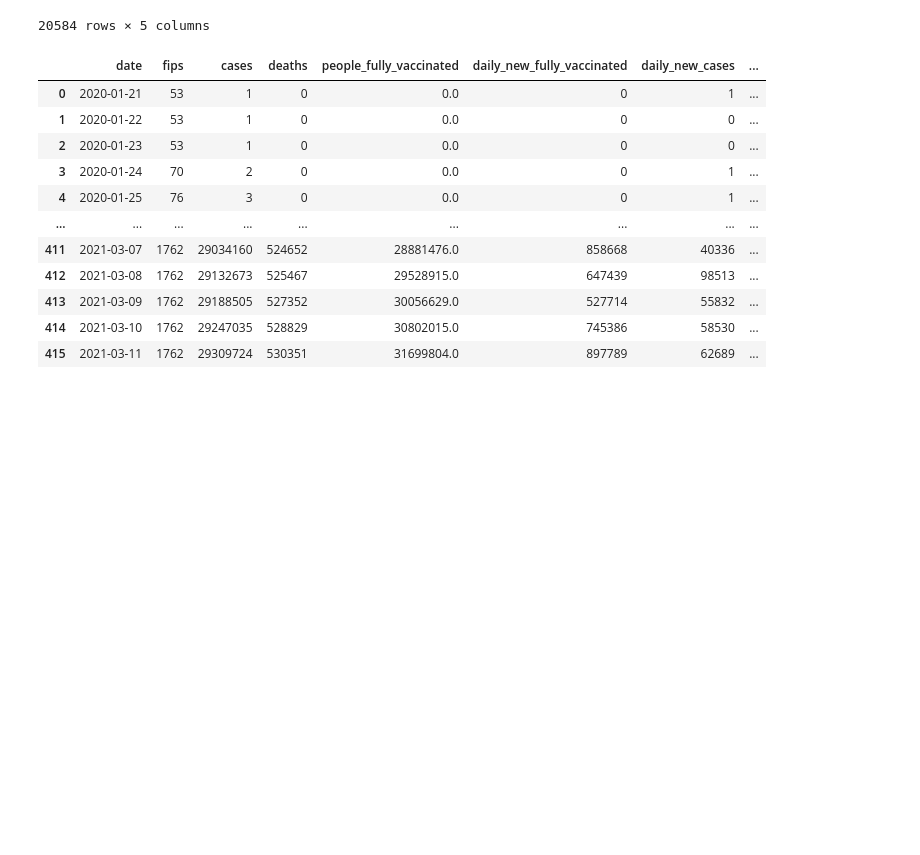
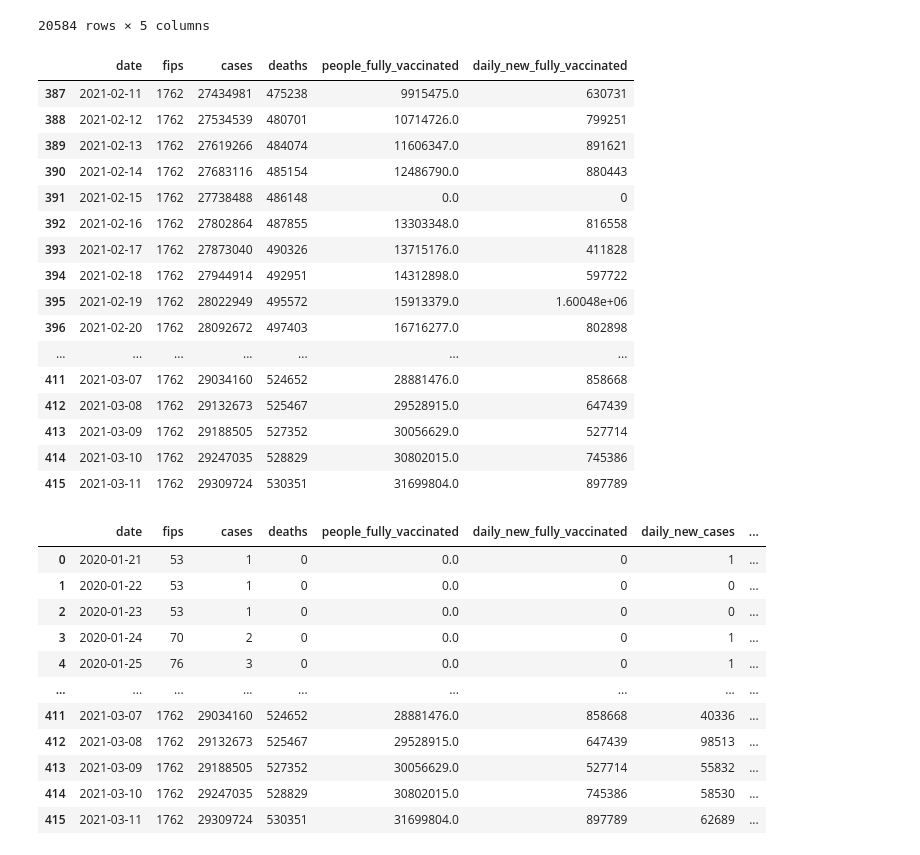
Before and after one commit to CCom20/covid-ml-application, a Jupyter notebook: notebooks/data_cleaning_notebook.ipynb, the cells around one changed output. Drawn from its saved outputs; the diff is of its cells as text; code cells hidden in the pictures; blank space fills up the shorter version.

```diff
--- a/notebooks/data_cleaning_notebook.ipynb
+++ b/notebooks/data_cleaning_notebook.ipynb
@@ -254,21 +254,49 @@ daily_new_cases_df = us_covid_cases_df.groupby("date").sum()
 # %%
 daily_new_cases_df["daily_new_fully_vaccinated"] = ""
 # %%
-daily_new_cases_df[daily_new_cases_df["people_fully_vaccinated"] != 0]
-# previous_day_vaccinations = 0
+# daily_new_cases_df[daily_new_cases_df["people_fully_vaccinated"] != 0]
+previous_day_vaccinations = 0
 
 for index, row in daily_new_cases_df.iterrows():
 
+#     if row["people_fully_vaccinated"] == 0:
+#         previous_day_vaccinations = 0
+#         new_vaccinations = row["people_fully_vaccinated"] - previous_day_vaccinations
+#         daily_new_cases_df.at[index, "daily_new_fully_vaccinated"] = new_vaccinations
+#     else:
+
     if row["people_fully_vaccinated"] == 0:
-        previous_day_vaccinations = 0
-        new_vaccinations = row["people_fully_vaccinated"] - previous_day_vaccinations
+        new_vaccinations = row["people_fully_vaccinated"]
+        daily_new_cases_df.at[index, "daily_new_fully_vaccinated"] = new_vaccinations
+
     else:
         new_vaccinations = row["people_fully_vaccinated"] - previous_day_vaccinations
         previous_day_vaccinations = row["people_fully_vaccinated"]
+        daily_new_cases_df.at[index, "daily_new_fully_vaccinated"] = new_vaccinations
 
-    daily_new_cases_df.at[index, "daily_new_fully_vaccinated"] = new_vaccinations
+#     daily_new_cases_df.at[index, "daily_new_fully_vaccinated"] = new_vaccinations
 # %%
 daily_new_cases_df.reset_index(inplace=True)
+# %%
+daily_new_cases_df[daily_new_cases_df["date"] > dt.datetime(2021, 2, 10)]
+# %% [output]
+|  | date | fips | cases | deaths | people_fully_vaccinated | daily_new_fully_vaccinated |
+| 387 | 2021-02-11 | 1762 | 27434981 | 475238 | 9915475.0 | 630731 |
+| 388 | 2021-02-12 | 1762 | 27534539 | 480701 | 10714726.0 | 799251 |
+| 389 | 2021-02-13 | 1762 | 27619266 | 484074 | 11606347.0 | 891621 |
+| 390 | 2021-02-14 | 1762 | 27683116 | 485154 | 12486790.0 | 880443 |
+| 391 | 2021-02-15 | 1762 | 27738488 | 486148 | 0.0 | 0 |
+| 392 | 2021-02-16 | 1762 | 27802864 | 487855 | 13303348.0 | 816558 |
+| 393 | 2021-02-17 | 1762 | 27873040 | 490326 | 13715176.0 | 411828 |
+| 394 | 2021-02-18 | 1762 | 27944914 | 492951 | 14312898.0 | 597722 |
+| 395 | 2021-02-19 | 1762 | 28022949 | 495572 | 15913379.0 | 1.60048e+06 |
+| 396 | 2021-02-20 | 1762 | 28092672 | 497403 | 16716277.0 | 802898 |
+| ... | ... | ... | ... | ... | ... | ... |
+| 411 | 2021-03-07 | 1762 | 29034160 | 524652 | 28881476.0 | 858668 |
+| 412 | 2021-03-08 | 1762 | 29132673 | 525467 | 29528915.0 | 647439 |
+| 413 | 2021-03-09 | 1762 | 29188505 | 527352 | 30056629.0 | 527714 |
+| 414 | 2021-03-10 | 1762 | 29247035 | 528829 | 30802015.0 | 745386 |
+| 415 | 2021-03-11 | 1762 | 29309724 | 530351 | 31699804.0 | 897789 |
 # %%
 # Add new Empty Columns for Daily New Cases and Deaths
 daily_new_cases_df["daily_new_cases"] = ""
```
Also changed, not shown: parts of 3 cells of this notebook, 3 other files.
